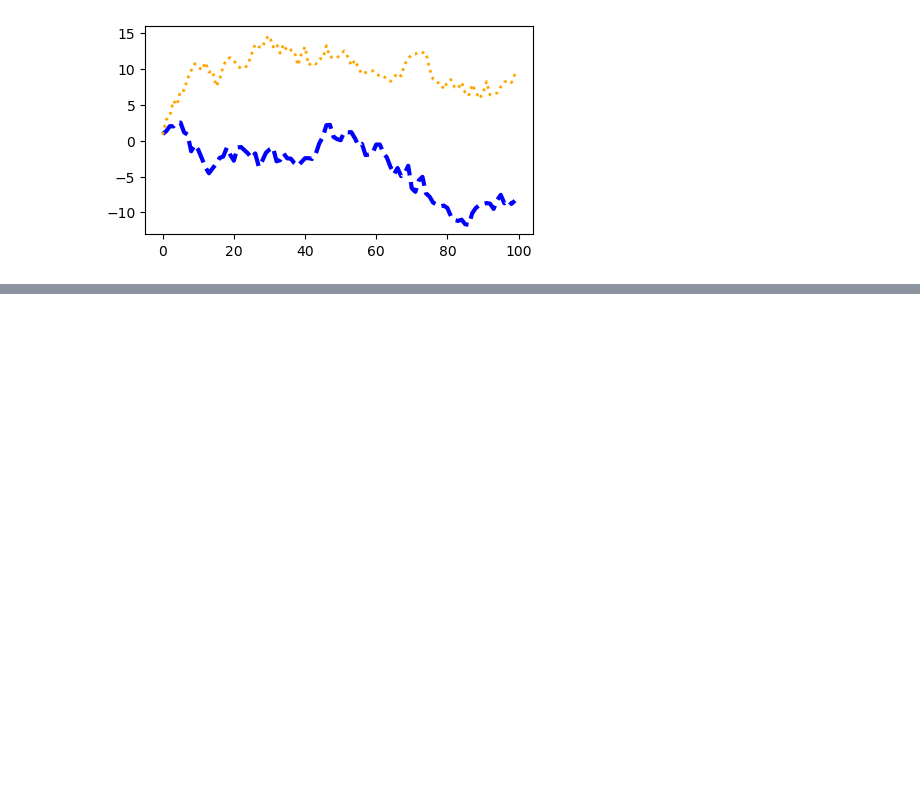
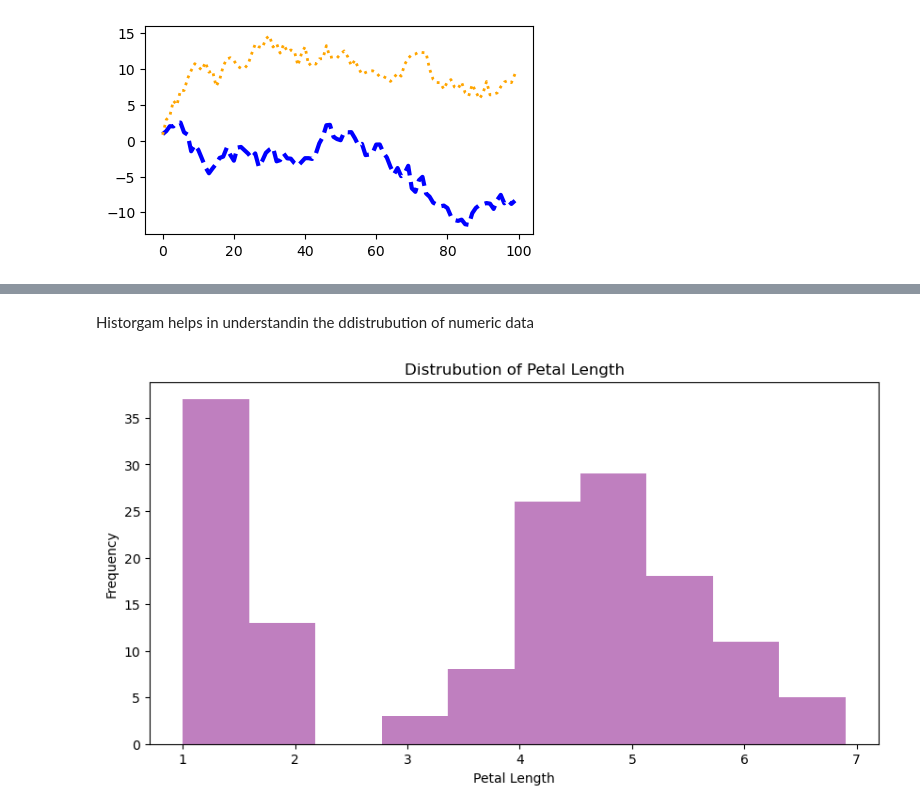
Before and after one commit to 45Harry/Data_Science, a Jupyter notebook: Matplotlib/matplotlib_toturials.ipynb, the cells around one changed output, grey strips where cells are left out. Drawn from its saved outputs; the diff is of its cells as text; code cells hidden in the pictures; blank space fills up the shorter version.

```diff
--- a/Matplotlib/matplotlib_toturials.ipynb
+++ b/Matplotlib/matplotlib_toturials.ipynb
@@ -76,0 +115,11 @@ l.set_linestyle(':')
+# %% [markdown]
+Historgam helps in understandin the ddistrubution of numeric data
+# %%
+plt.figure(figsize=(10,5))
+plt.hist(data['petal_length'],bins=10,color='purple',alpha = 0.5)
+plt.title("Distrubution of Petal Length")
+plt.xlabel("Petal Length")
+plt.ylabel("Frequency")
+plt.show()
+# %% [output]
+[figure, added]
```
Also changed, not shown: parts of 18 cells of this notebook.
